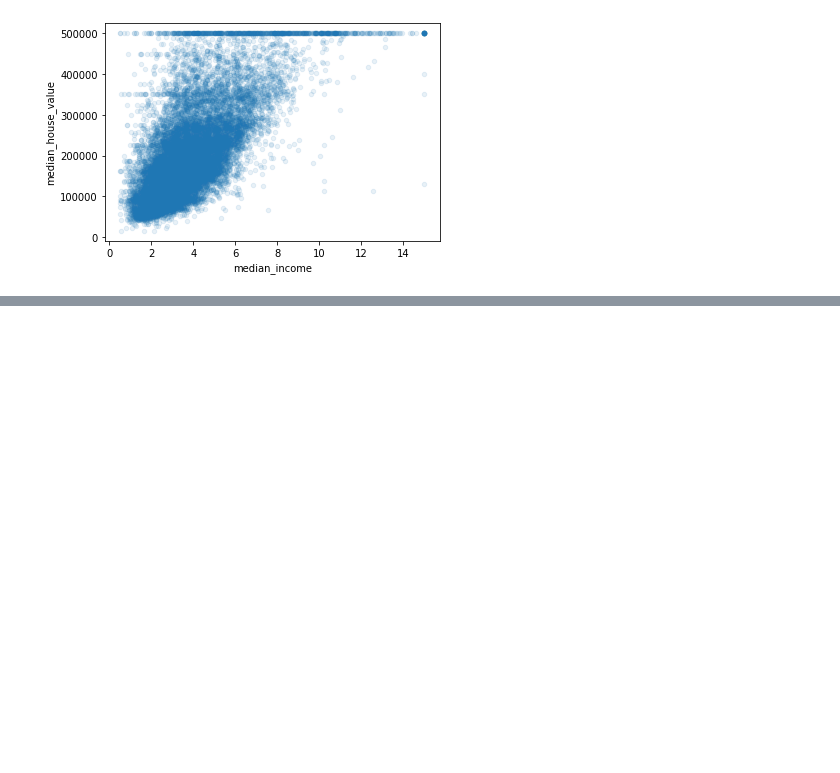
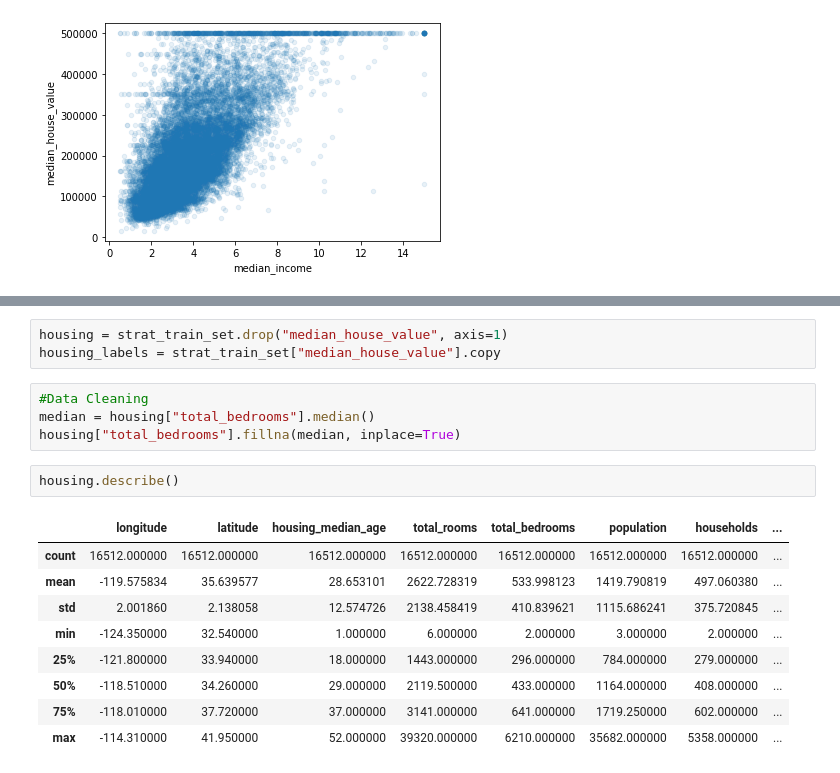
Before and after one commit to dylanPMurphy/e2eML, a Jupyter notebook: Housing Data.ipynb, the cells around one changed output, grey strips where cells are left out. Drawn from its saved outputs; the diff is of its cells as text; blank space fills up the shorter version.

Commit message:
Cleaning the data

```diff
--- a/Housing Data.ipynb
+++ b/Housing Data.ipynb
@@ -196,0 +219,19 @@ housing.plot(kind="scatter", x="median_income", y="median_house_value", alpha=0.
+# %%
+housing = strat_train_set.drop("median_house_value", axis=1)
+housing_labels = strat_train_set["median_house_value"].copy
+# %%
+#Data Cleaning
+median = housing["total_bedrooms"].median()
+housing["total_bedrooms"].fillna(median, inplace=True)
+# %%
+housing.describe()
+# %% [output]
+|  | longitude | latitude | housing_median_age | total_rooms | total_bedrooms | population | households | ... |
+| count | 16512.000000 | 16512.000000 | 16512.000000 | 16512.000000 | 16512.000000 | 16512.000000 | 16512.000000 | ... |
+| mean | -119.575834 | 35.639577 | 28.653101 | 2622.728319 | 533.998123 | 1419.790819 | 497.060380 | ... |
+| std | 2.001860 | 2.138058 | 12.574726 | 2138.458419 | 410.839621 | 1115.686241 | 375.720845 | ... |
+| min | -124.350000 | 32.540000 | 1.000000 | 6.000000 | 2.000000 | 3.000000 | 2.000000 | ... |
+| 25% | -121.800000 | 33.940000 | 18.000000 | 1443.000000 | 296.000000 | 784.000000 | 279.000000 | ... |
+| 50% | -118.510000 | 34.260000 | 29.000000 | 2119.500000 | 433.000000 | 1164.000000 | 408.000000 | ... |
+| 75% | -118.010000 | 37.720000 | 37.000000 | 3141.000000 | 641.000000 | 1719.250000 | 602.000000 | ... |
+| max | -114.310000 | 41.950000 | 52.000000 | 39320.000000 | 6210.000000 | 35682.000000 | 5358.000000 | ... |
```
Also changed, not shown: parts of 6 cells of this notebook.
